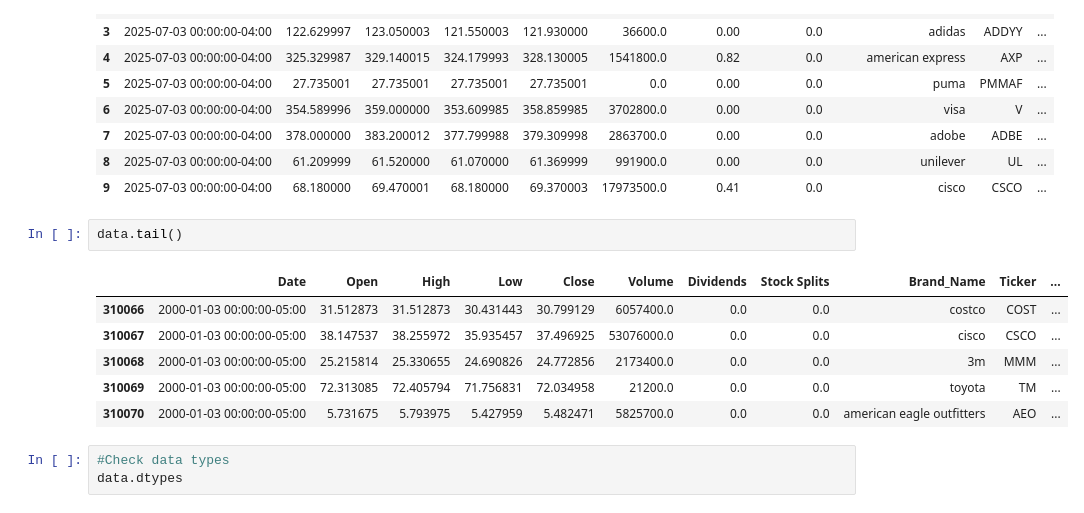
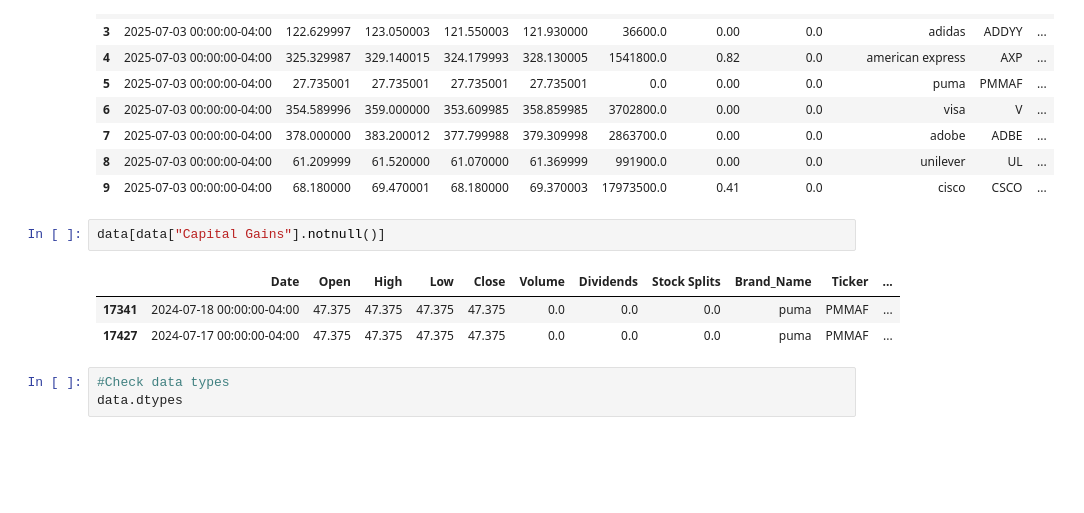
Before and after one commit to tc020/StockPredictor, a Jupyter notebook: preprocessing_data.ipynb, the cells around one changed output. Saved outputs shown, nothing was run; the diff lists cells and outputs as text; blank space fills up the shorter version.

```diff
--- a/preprocessing_data.ipynb
+++ b/preprocessing_data.ipynb
@@ -35,14 +33,11 @@ data.head(10)
 | 8 | 2025-07-03 00:00:00-04:00 | 61.209999 | 61.520000 | 61.070000 | 61.369999 | 991900.0 | 0.00 | 0.0 | unilever | UL | ... |
 | 9 | 2025-07-03 00:00:00-04:00 | 68.180000 | 69.470001 | 68.180000 | 69.370003 | 17973500.0 | 0.41 | 0.0 | cisco | CSCO | ... |
 # %%
-data.tail()
+data[data["Capital Gains"].notnull()]
 # %% [output]
 |  | Date | Open | High | Low | Close | Volume | Dividends | Stock Splits | Brand_Name | Ticker | ... |
-| 310066 | 2000-01-03 00:00:00-05:00 | 31.512873 | 31.512873 | 30.431443 | 30.799129 | 6057400.0 | 0.0 | 0.0 | costco | COST | ... |
-| 310067 | 2000-01-03 00:00:00-05:00 | 38.147537 | 38.255972 | 35.935457 | 37.496925 | 53076000.0 | 0.0 | 0.0 | cisco | CSCO | ... |
-| 310068 | 2000-01-03 00:00:00-05:00 | 25.215814 | 25.330655 | 24.690826 | 24.772856 | 2173400.0 | 0.0 | 0.0 | 3m | MMM | ... |
-| 310069 | 2000-01-03 00:00:00-05:00 | 72.313085 | 72.405794 | 71.756831 | 72.034958 | 21200.0 | 0.0 | 0.0 | toyota | TM | ... |
-| 310070 | 2000-01-03 00:00:00-05:00 | 5.731675 | 5.793975 | 5.427959 | 5.482471 | 5825700.0 | 0.0 | 0.0 | american eagle outfitters | AEO | ... |
+| 17341 | 2024-07-18 00:00:00-04:00 | 47.375 | 47.375 | 47.375 | 47.375 | 0.0 | 0.0 | 0.0 | puma | PMMAF | ... |
+| 17427 | 2024-07-17 00:00:00-04:00 | 47.375 | 47.375 | 47.375 | 47.375 | 0.0 | 0.0 | 0.0 | puma | PMMAF | ... |
 # %%
 #Check data types
 data.dtypes
```
Also changed, not shown: parts of 1 cell of this notebook, 1 other file.
